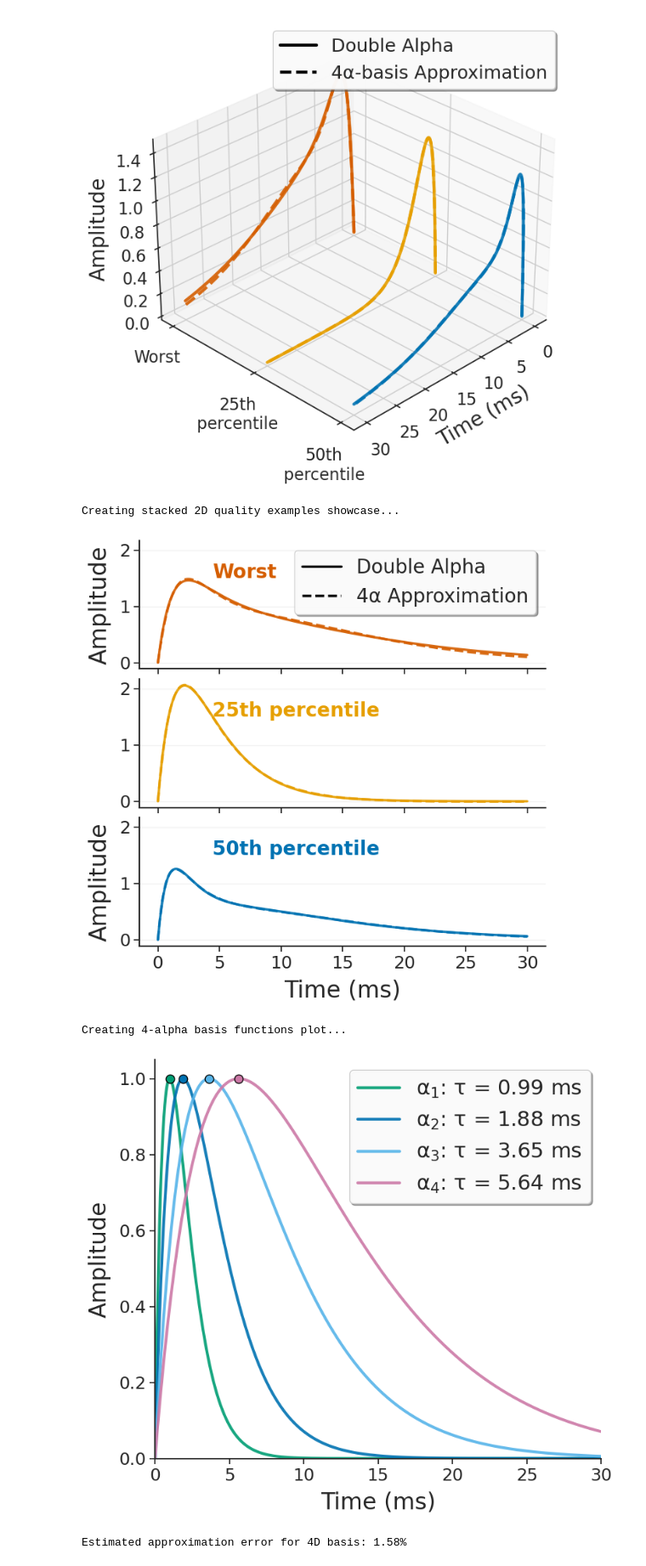
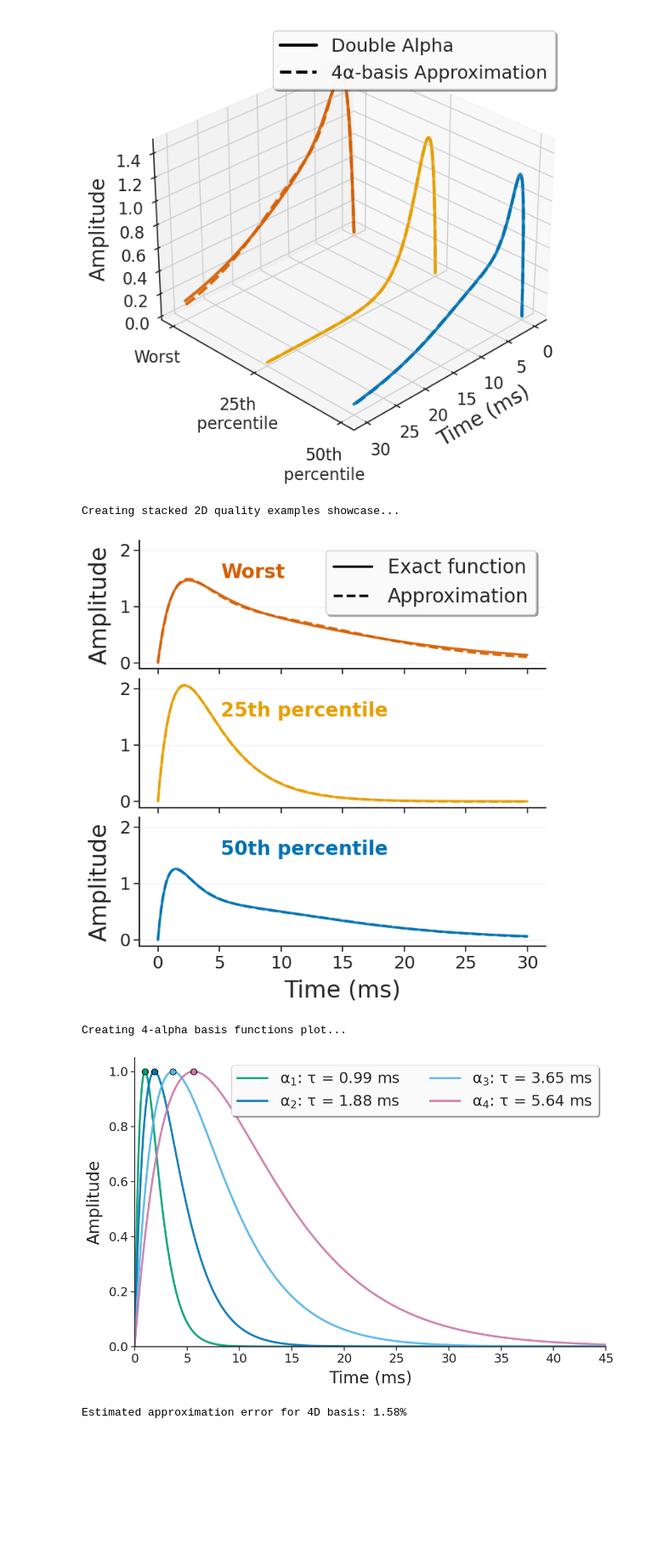
Before and after one commit to JavierGalvan9/V1_GLIF_model, a Jupyter notebook: synaptic_data/alpha_basis_calculation.ipynb, the cells around one changed output. Shown at 85% size. Saved outputs shown, nothing was run; the diff lists cells and outputs as text; code cells hidden in the pictures; blank space fills up the shorter version.

Commit message:
Updating notebooks for Figure 2

```diff
--- a/synaptic_data/alpha_basis_calculation.ipynb
+++ b/synaptic_data/alpha_basis_calculation.ipynb
@@ -1093,7 +1096,7 @@ def create_quality_examples_showcase_2d(enhanced_results, all_functions, t, doub
                 linestyle='--', alpha=0.9, label='4α-basis Approximation')
 
         # Label on the right side
-        ax.text(0.18, 0.75, quality, transform=ax.transAxes, fontsize=20,
+        ax.text(0.2, 0.75, quality, transform=ax.transAxes, fontsize=20,
                 va='center', ha='left', fontweight='bold', color=colors[quality])
 
         # Styling
@@ -1111,8 +1114,8 @@ def create_quality_examples_showcase_2d(enhanced_results, all_functions, t, doub
 
     # Single legend at the top
     legend_elements = [
-        Line2D([0], [0], color='black', linewidth=2.5, linestyle='-', label='Double Alpha'),
-        Line2D([0], [0], color='black', linewidth=2.5, linestyle='--', label='4α Approximation'),
+        Line2D([0], [0], color='black', linewidth=2.5, linestyle='-', label='Exact function'),
+        Line2D([0], [0], color='black', linewidth=2.5, linestyle='--', label='Approximation'),
     ]
     axes[0].legend(handles=legend_elements, loc='upper right', fontsize=20, ncol=1,
                    frameon=True, fancybox=True, shadow=True, framealpha=0.95)
@@ -1129,7 +1132,7 @@ showcase_2d_fig = create_quality_examples_showcase_2d(enhanced_results, all_func
 plt.show()
 # %% [output]
 Creating stacked 2D quality examples showcase...
-[figure, old version]
+[figure, new version]
 # %%
 def plot_alpha_basis_functions(enhanced_results, n_dims=4, t_max=30, save_path=None):
     """
@@ -1157,7 +1160,8 @@ def plot_alpha_basis_functions(enhanced_results, n_dims=4, t_max=30, save_path=N
     t = np.linspace(0, t_max, 2000)
 
     # Create figure
-    fig, ax = plt.subplots(figsize=(8, 7))
+    # fig, ax = plt.subplots(figsize=(8, 7))
+    fig, ax = plt.subplots(figsize=(11, 7))
 
     # Color palette for the basis functions
     colors = ['#009E73', '#0072B2', '#56B4E9', '#CC79A7', '#9B59B6', '#1ABC9C', '#E67E22']
@@ -1181,38 +1185,38 @@ def plot_alpha_basis_functions(enhanced_results, n_dims=4, t_max=30, save_path=N
     # ax.set_title(f'{n_dims}-Alpha Basis Functions', fontsize=26, fontweight='bold', pad=20)
 
     # Configure legend
-    ax.legend(loc='upper right', fontsize=22, frameon=True, ncol=1,
+    ax.legend(loc='upper right', fontsize=22, frameon=True, ncol=2,
               fancybox=True, shadow=True, framealpha=0.95)
 
     # Grid and styling
     # ax.grid(True, alpha=0.3)
     ax.spines['top'].set_visible(False)
     ax.spines['right'].set_visible(False)
     ax.spines['left'].set_linewidth(1.5)
     ax.spines['bottom'].set_linewidth(1.5)
     ax.tick_params(labelsize=18)
 
     # Set reasonable limits
     ax.set_xlim(0, t_max)
     ax.set_ylim(0, 1.05)  # Alpha functions are normalized to peak at 1
 
     plt.tight_layout()
 
     # Save if path provided
     # if save_path is not None:
     # print actual path
     plt.savefig('synaptic_data/alpha_basis_functions.png', dpi=300, bbox_inches='tight', transparent=True)
 
     return fig, ax
 
 # Create the 4-alpha basis functions plot
 print("Creating 4-alpha basis functions plot...")
-basis_fig, basis_ax = plot_alpha_basis_functions(enhanced_results, n_dims=4,
+basis_fig, basis_ax = plot_alpha_basis_functions(enhanced_results, n_dims=4, t_max=45,
                                                 save_path='4_alpha_basis_functions.png')
 plt.show()
 # %% [output]
 Creating 4-alpha basis functions plot...
-[figure, old version]
+[figure, new version]
 # %%
 # Estimate the error in the approximation based on the total area under the curve for the worst examples, relative to the total area
 def estimate_approximation_error(all_functions, approximations):
```
Also changed, not shown: parts of 3 cells of this notebook, 1 other file.
